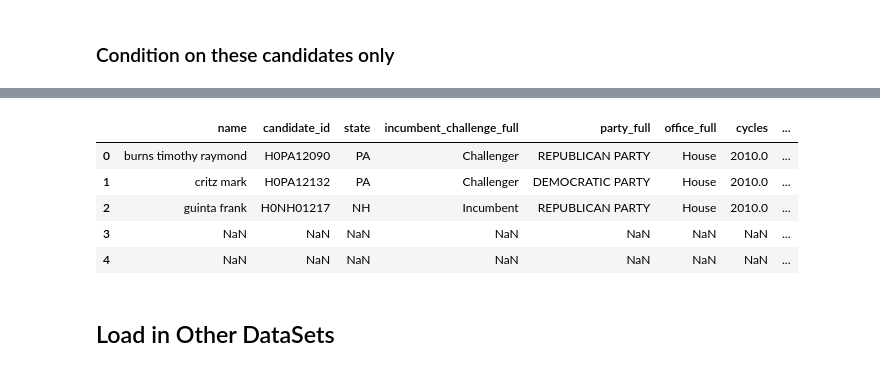
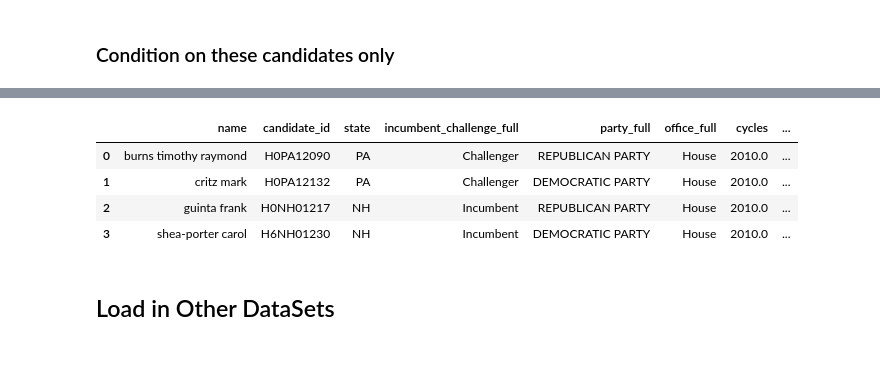
Before and after one commit to Nlorio/election-forecast, a Jupyter notebook: notebooks/FEC_collect_donors.ipynb, the cells around one changed output, grey strips where cells are left out. Saved outputs shown, nothing was run; the diff lists cells and outputs as text; code cells hidden in the pictures.

```diff
--- a/notebooks/FEC_collect_donors.ipynb
+++ b/notebooks/FEC_collect_donors.ipynb
@@ -155,15 +155,16 @@ df_selected_candidates
 KeyboardInterrupt:
 # %%
 df_selected_candidates.to_pickle('df_selected_cand.pkl')
-# %%
-df_selected_candidates.head()
-# %% [output]
-|  | name | candidate_id | state | incumbent_challenge_full | party_full | office_full | cycles | ... |
-| 0 | burns timothy raymond | H0PA12090 | PA | Challenger | REPUBLICAN PARTY | House | 2010.0 | ... |
-| 1 | critz mark | H0PA12132 | PA | Challenger | DEMOCRATIC PARTY | House | 2010.0 | ... |
-| 2 | guinta frank | H0NH01217 | NH | Incumbent | REPUBLICAN PARTY | House | 2010.0 | ... |
-| 3 | NaN | NaN | NaN | NaN | NaN | NaN | NaN | ... |
-| 4 | NaN | NaN | NaN | NaN | NaN | NaN | NaN | ... |
+# %%
+df_selected_candidates.head()
+df_selected_candidates = df_selected_candidates.iloc[0:4, :]
+df_selected_candidates
+# %% [output]
+|  | name | candidate_id | state | incumbent_challenge_full | party_full | office_full | cycles | ... |
+| 0 | burns timothy raymond | H0PA12090 | PA | Challenger | REPUBLICAN PARTY | House | 2010.0 | ... |
+| 1 | critz mark | H0PA12132 | PA | Challenger | DEMOCRATIC PARTY | House | 2010.0 | ... |
+| 2 | guinta frank | H0NH01217 | NH | Incumbent | REPUBLICAN PARTY | House | 2010.0 | ... |
+| 3 | shea-porter carol | H6NH01230 | NH | Incumbent | DEMOCRATIC PARTY | House | 2010.0 | ... |
 # %% [markdown]
 ## Load in Other DataSets
 # %%
```
Also changed, not shown: parts of 9 cells of this notebook.
